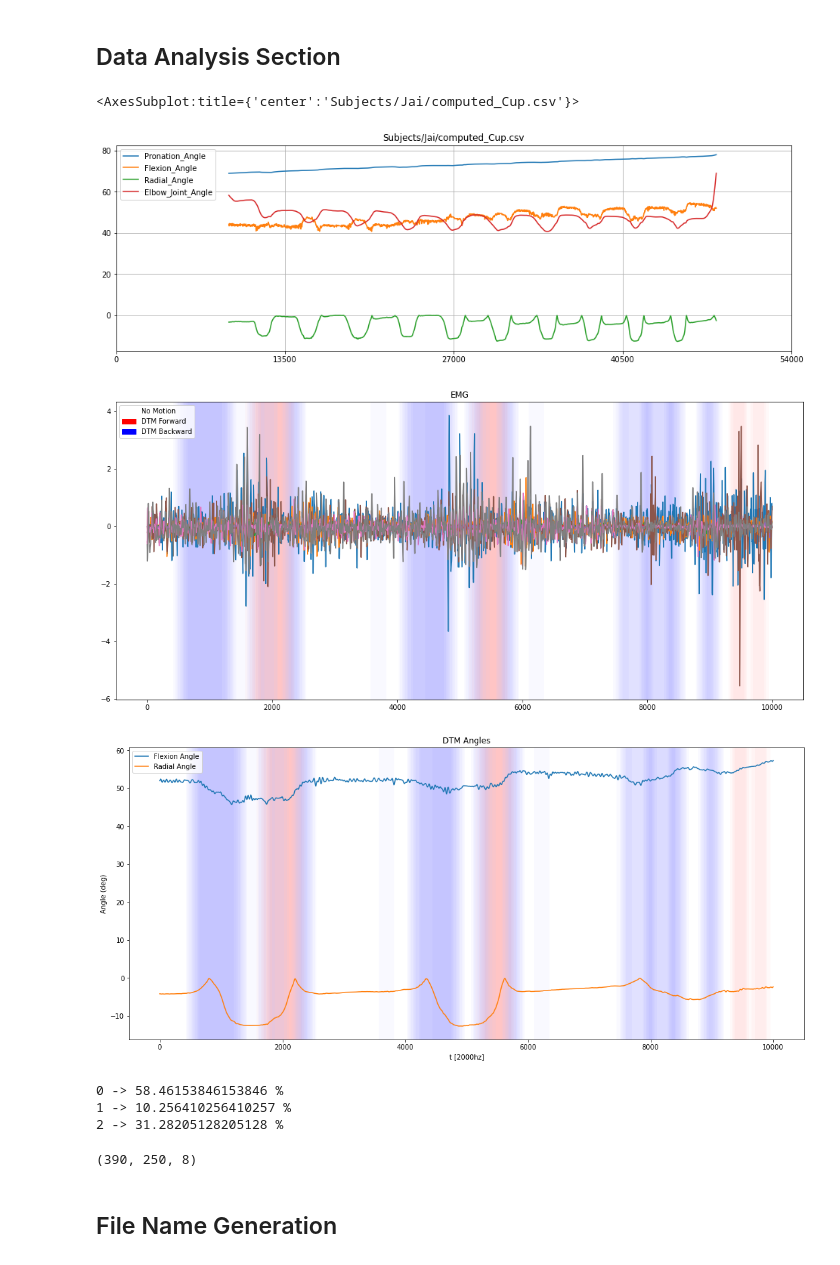
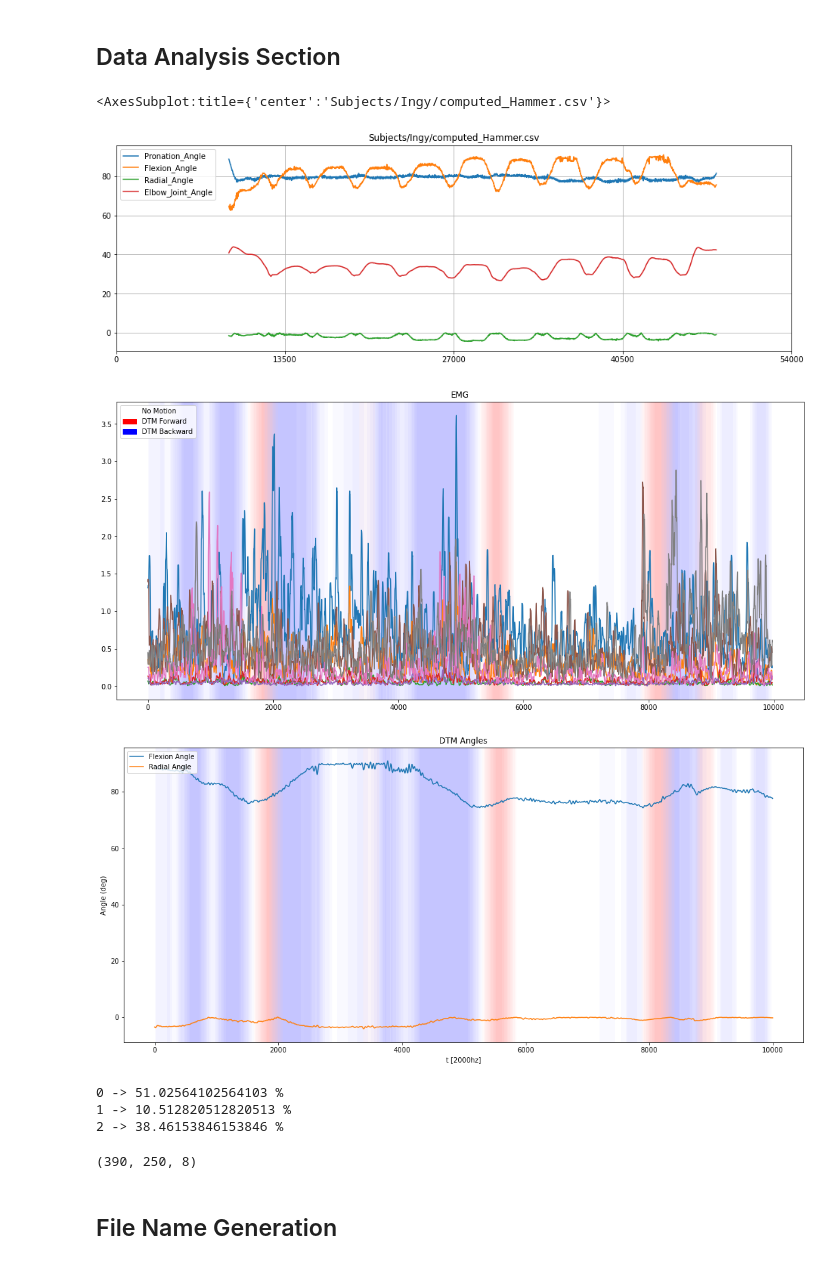
Before and after one commit to fazildgr8/wrist_control_CNN_AWEAR, a Jupyter notebook: DTM_Classifier.ipynb, the cells around one changed output. Saved outputs shown, nothing was run; the diff lists cells and outputs as text; code cells hidden in the pictures.

```diff
--- a/DTM_Classifier.ipynb
+++ b/DTM_Classifier.ipynb
@@ -15,14 +15,14 @@ from pickle import load
 # %% [markdown]
 ## Data Analysis Section
 # %%
-file = 'Subjects/Jai/computed_Cup.csv'
+file = 'Subjects/Ingy/computed_Hammer.csv'
 emg_labels = ['EMG1','EMG2','EMG3','EMG4','EMG5','EMG6','EMG7','EMG8']
 angle_lables = ['Pronation_Angle','Flexion_Angle',  'Radial_Angle','Elbow_Joint_Angle']
 df = pd.read_csv(file,index_col=0)
 df[angle_lables][9000:48000].plot(figsize=(16,5),title=file,grid=True,xticks=np.linspace(0,len(df),5))
 # %% [output]
-<AxesSubplot:title={'center':'Subjects/Jai/computed_Cup.csv'}>
+<AxesSubplot:title={'center':'Subjects/Ingy/computed_Hammer.csv'}>
-[figure, old version]
+[figure, new version]
 # %%
 b,a = signal.butter(1, 50,fs=2000)
 emg_df = pd.DataFrame(columns=emg_labels)
@@ -30,14 +30,14 @@ for labels in emg_labels:
     emg_df[labels] = signal.lfilter(b, a,df[labels])
 df[emg_labels] = np.array(emg_df)
 # %%
-X, y = prep_data_DTM(df[40000:50000],250,interval=25,Normalize=True,plot=True,angle_thresh=0.005,rms=False)
+X, y = prep_data_DTM(df[40000:50000],250,interval=25,Normalize=True,plot=True,angle_thresh=0.005,rms=True)
 X.shape
 # %% [output]
-[figure, old version]
+[figure, new version]
-[figure, old version]
+[figure, new version]
-0 -> 58.46153846153846 %
-1 -> 10.256410256410257 %
-2 -> 31.28205128205128 %
+0 -> 51.02564102564103 %
+1 -> 10.512820512820513 %
+2 -> 38.46153846153846 %
 (390, 250, 8)
 # %% [markdown]
 ## File Name Generation
```
Also changed, not shown: 21 other files.
